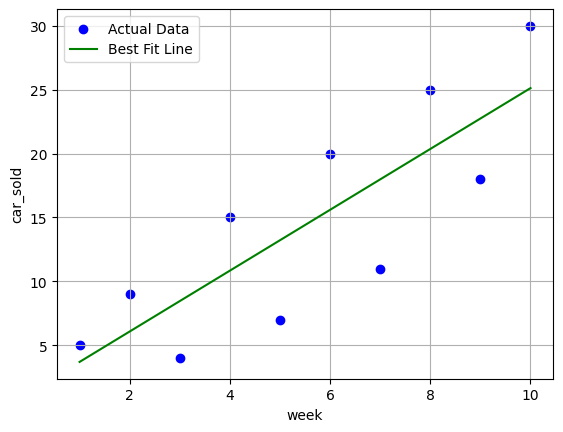
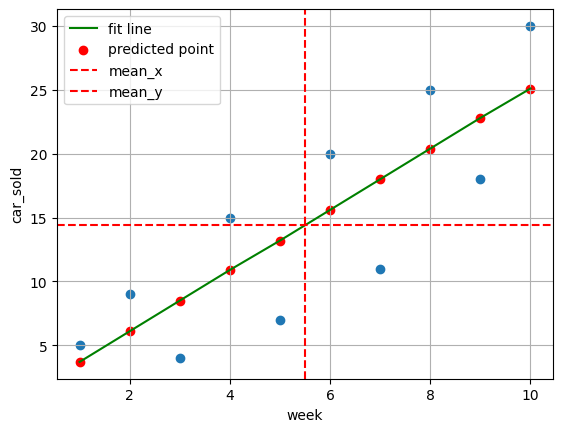
Unified diff of the notebook cell whose output changed from the first chart to the second:
--- before
+++ after
@@ -43,6 +43,8 @@
         mse = sum((y - predicted_y)**2) / n
         print("Epoch:", i)
-        print("m:", round(m,2))
-        print("c:", round(c,2))
+        M=round(m,2)
+        print("m:", M)
+        C=round(c,2)
+        print("c:", C)
         print("MSE:", round(mse,2))
         print("----------------")
@@ -56,14 +58,20 @@
 mse = sum((y - final_prediction)**2) / n
 print("MSE:", round(mse,2))
+value1=[]
+for x in data['week']:
+  pred_y=(M*x)+C
+  value1.append(round(float(pred_y),1))
+print('predicted_Value',value1)
 
 # graph
-plt.scatter(x, y, color='blue', label='Actual Data')
-plt.plot(x, final_prediction, color='green', label='Best Fit Line')
-
+plt.scatter(data['week'],data['car_sold'])
 plt.xlabel('week')
 plt.ylabel('car_sold')
-
+plt.plot(data['week'],value1,color='green',label='fit line')
+plt.scatter(data['week'],value1,color='red',marker='o',label='predicted point')
+plt.axvline(x=mean_x,color='red',linestyle='--',label='mean_x')
+plt.axhline(y=mean_y,color='red',linestyle='--',label='mean_y')
 plt.legend()
 plt.grid()
+plt.show()
 
-plt.show()

Commit: Gradient_Descent